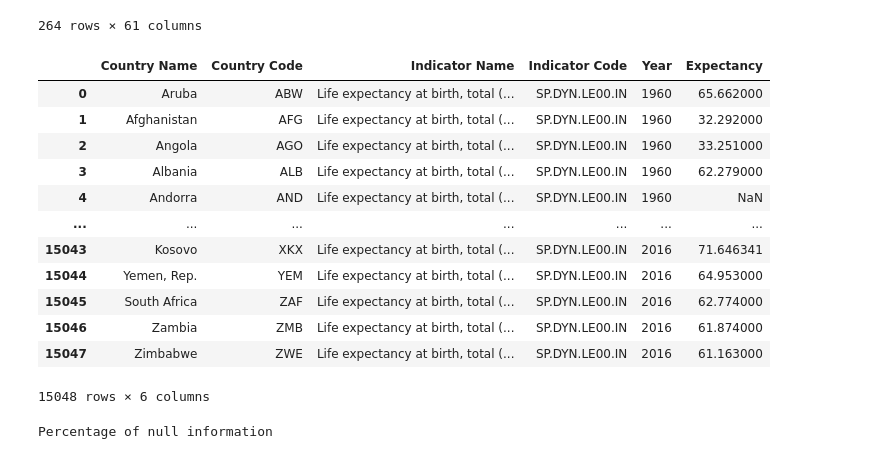
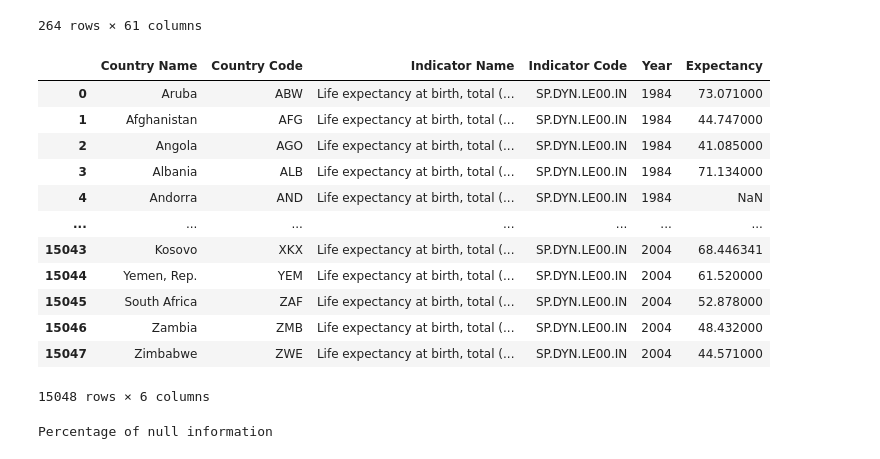
Before and after one commit to thinkful-dsi-cassowary/dsi3_student_pair_work, a Jupyter notebook: Coby/66_02_intro_to_timeseries_analysis_2.ipynb, the cells around one changed output. Saved outputs shown, nothing was run; the diff lists cells and outputs as text; code cells hidden in the pictures.

```diff
--- a/Coby/66_02_intro_to_timeseries_analysis_2.ipynb
+++ b/Coby/66_02_intro_to_timeseries_analysis_2.ipynb
@@ -108,24 +132,24 @@ df
 | 263 | Zimbabwe | ZWE | Life expectancy at birth, total (... | SP.DYN.LE00.IN | 51.565 | 51.938 | 52.300 | 52.651 | ... |
 264 rows × 61 columns
 # %%
-other_cols = ['Country Name','Country Code', 'Indicator Name', 'Indicator Code']
-year_cols = set(df.columns) - set(other_cols)
+ids = ['Country Name','Country Code', 'Indicator Name', 'Indicator Code']
+melt_fields = set(df.columns) - set(other_cols)
 
-melt_df = df.melt(id_vars=other_cols, var_name='Year', value_name='Expectancy')
+melt_df = df.melt(id_vars=ids, value_vars=melt_fields, var_name='Year', value_name='Expectancy')
 melt_df
 # %% [output]
 |  | Country Name | Country Code | Indicator Name | Indicator Code | Year | Expectancy |
-| 0 | Aruba | ABW | Life expectancy at birth, total (... | SP.DYN.LE00.IN | 1960 | 65.662000 |
-| 1 | Afghanistan | AFG | Life expectancy at birth, total (... | SP.DYN.LE00.IN | 1960 | 32.292000 |
-| 2 | Angola | AGO | Life expectancy at birth, total (... | SP.DYN.LE00.IN | 1960 | 33.251000 |
-| 3 | Albania | ALB | Life expectancy at birth, total (... | SP.DYN.LE00.IN | 1960 | 62.279000 |
-| 4 | Andorra | AND | Life expectancy at birth, total (... | SP.DYN.LE00.IN | 1960 | NaN |
+| 0 | Aruba | ABW | Life expectancy at birth, total (... | SP.DYN.LE00.IN | 1984 | 73.071000 |
+| 1 | Afghanistan | AFG | Life expectancy at birth, total (... | SP.DYN.LE00.IN | 1984 | 44.747000 |
+| 2 | Angola | AGO | Life expectancy at birth, total (... | SP.DYN.LE00.IN | 1984 | 41.085000 |
+| 3 | Albania | ALB | Life expectancy at birth, total (... | SP.DYN.LE00.IN | 1984 | 71.134000 |
+| 4 | Andorra | AND | Life expectancy at birth, total (... | SP.DYN.LE00.IN | 1984 | NaN |
 | ... | ... | ... | ... | ... | ... | ... |
-| 15043 | Kosovo | XKX | Life expectancy at birth, total (... | SP.DYN.LE00.IN | 2016 | 71.646341 |
-| 15044 | Yemen, Rep. | YEM | Life expectancy at birth, total (... | SP.DYN.LE00.IN | 2016 | 64.953000 |
-| 15045 | South Africa | ZAF | Life expectancy at birth, total (... | SP.DYN.LE00.IN | 2016 | 62.774000 |
-| 15046 | Zambia | ZMB | Life expectancy at birth, total (... | SP.DYN.LE00.IN | 2016 | 61.874000 |
-| 15047 | Zimbabwe | ZWE | Life expectancy at birth, total (... | SP.DYN.LE00.IN | 2016 | 61.163000 |
+| 15043 | Kosovo | XKX | Life expectancy at birth, total (... | SP.DYN.LE00.IN | 2004 | 68.446341 |
+| 15044 | Yemen, Rep. | YEM | Life expectancy at birth, total (... | SP.DYN.LE00.IN | 2004 | 61.520000 |
+| 15045 | South Africa | ZAF | Life expectancy at birth, total (... | SP.DYN.LE00.IN | 2004 | 52.878000 |
+| 15046 | Zambia | ZMB | Life expectancy at birth, total (... | SP.DYN.LE00.IN | 2004 | 48.432000 |
+| 15047 | Zimbabwe | ZWE | Life expectancy at birth, total (... | SP.DYN.LE00.IN | 2004 | 44.571000 |
 15048 rows × 6 columns
 # %%
 print('Percentage of null information')
```
Also changed, not shown: parts of 6 cells of this notebook.
